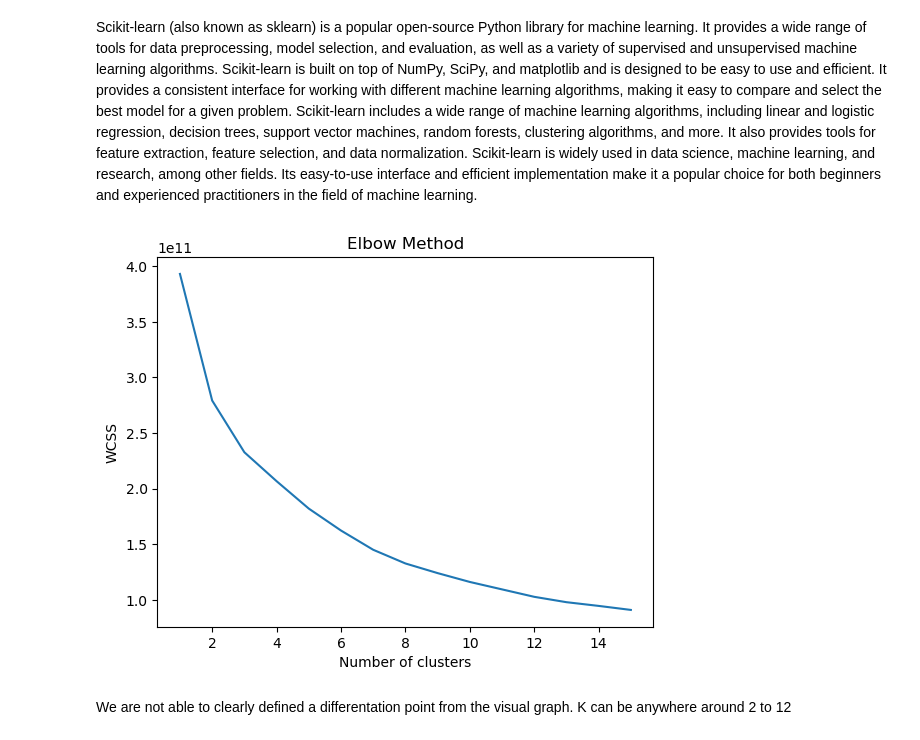
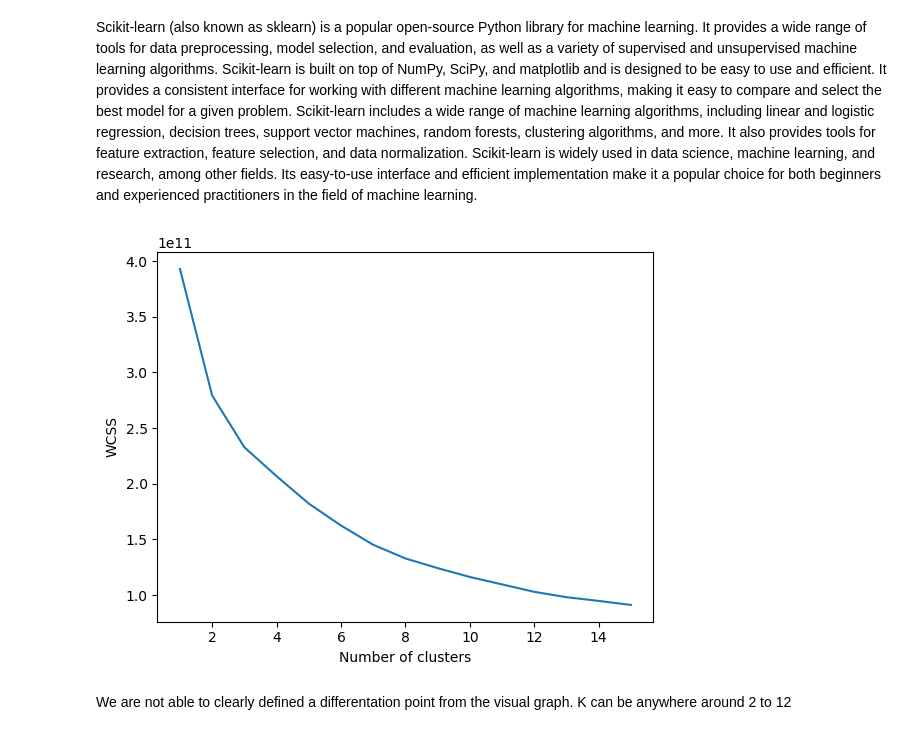
Before and after one commit to KushMarvania/customer_segmentation, a Jupyter notebook: customer segmentation.ipynb, the cells around one changed output. Cells and saved outputs as stored; diff of their text form; code cells hidden in the pictures.

```diff
--- a/customer segmentation.ipynb
+++ b/customer segmentation.ipynb
@@ -208,27 +208,27 @@ Scikit-learn (also known as sklearn) is a popular open-source Python library for
 # %%
 import pandas as pd
 import numpy as np
 import matplotlib.pyplot as plt
 from sklearn.cluster import KMeans
 
 # load data
 X = data
 
 # calculate within-cluster sum of squares for different values of k
 wcss = []
 for k in range(1, 16):
     kmeans = KMeans(n_clusters=k, init='k-means++', max_iter=300, n_init=10, random_state=0)
     kmeans.fit(X)
     wcss.append(kmeans.inertia_)
 
 # plot the elbow curve
 plt.plot(range(1, 16), wcss)
-plt.title('Elbow Method')
 plt.xlabel('Number of clusters')
 plt.ylabel('WCSS')
+plt.savefig("Elbow Method", dpi=300)
 plt.show()
 # %% [output]
-[figure, old version]
+[figure, new version]
 # %% [markdown]
 We are not able to clearly defined a differentation point from the visual graph. K can be anywhere around 2 to 12
 # %%
```
Also changed, not shown: parts of 13 cells of this notebook.
